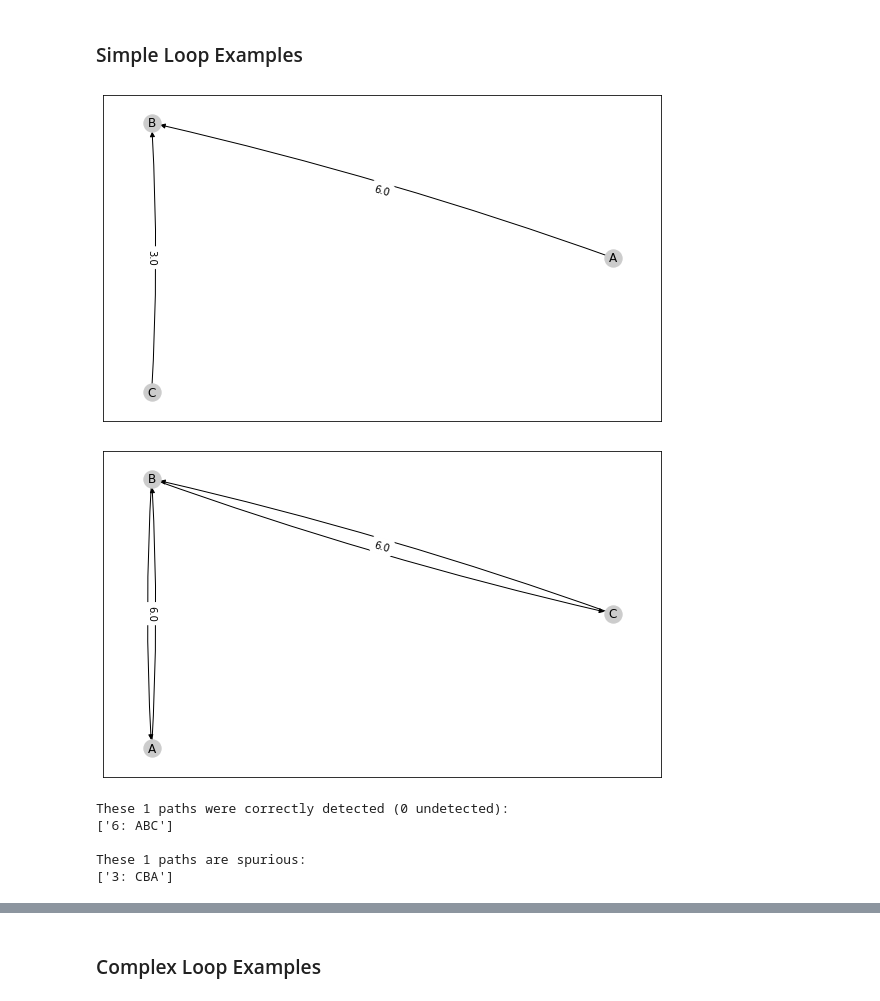
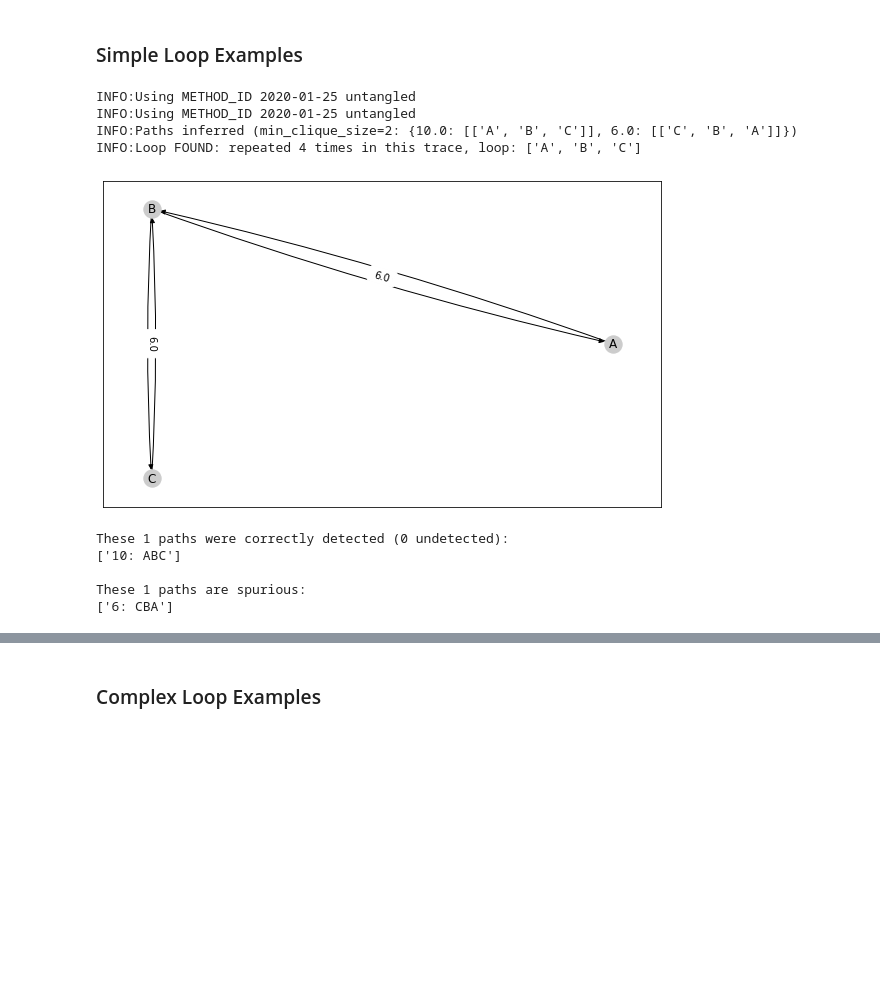
Before and after one commit to jpgil/logdelay, a Jupyter notebook: notebooks/2-structures/2020-01-25-Tests-forCliques.ipynb, the cells around one changed output, grey strips where cells are left out. Cells and saved outputs as stored; diff of their text form; code cells hidden in the pictures; blank space fills up the shorter version.

Commit message:
Loop functions seems to be working fine

```diff
--- a/notebooks/2-structures/2020-01-25-Tests-forCliques.ipynb
+++ b/notebooks/2-structures/2020-01-25-Tests-forCliques.ipynb
@@ -25,5 +55,7 @@ import matplotlib.pyplot as plt
 # %%
 def evaluate_against (T, expected_paths):
+    logger = logging.getLogger( sys._getframe().f_code.co_name )
+
     G, paths = False, False
 
     if   METHOD_ID=="2020-01-24 all pairs":
@@ -36,19 +68,46 @@ def evaluate_against (T, expected_paths):
 
     elif METHOD_ID=="2020-01-25 untangled":
 
-        succ_G = successorsGraph(  get_successor_by_freq(T, METHOD_ID="2020-01-25 untangled")  )
+        # Remove the loops in each trace, and
+        # also collect all successor pairs in a single variable.
 
-        # Step 1: Detect loops
-        paths = infer_paths( split_in_freqGraph(  succ_G  ) )
+        all_successors_combined = {}
 
-        G_aux = created_auxiliary_graph( paths )
-        G = minimally_connected(G_aux)
+        for trace in T[0:1]:
+            succ_f = get_successor_by_freq([trace], METHOD_ID=METHOD_ID)
+#             print(succ_f)
+            succ_G = successorsGraph( succ_f )
+
+            # Step 1: Detect loops based on raw paths
+            paths = infer_paths( split_in_freqGraph(  succ_G  ) )
+
+            remove_f_pats = {}
+            for f, paths_f in paths.items():
+
+                for p in paths_f:
+                    is_a_loop, L = find_loops_in_path(p, succ_G)
+
+                    if is_a_loop:
+                        logger.info("Loop FOUND: repeated %d times in this trace, loop: %s" % (L, p) )
+
+                        # Go backwards
+                        f_loop = L*(L-1)/2.0
+                        if f_loop not in succ_f.keys():
+                            raise ValueError("Hey!!! %d should be part of %s keys of succ_f !" % (f_loop, succ_f.keys()) )
+                        # Then remove the back edges
+                    else:
+                        logger.debug("Is %s a loop? %s" % (p, is_a_loop))
+
+
+
+#         G_aux = created_auxiliary_graph( paths )
+#         G = minimally_connected(G_aux)
 
 #         G_freq = split_in_freqGraph(G)
 #         for f, g1 in G_freq.items():
 #             graph(g1, with_weigths=True)
 
-        graph(G)
+#         graph(G)
 
 #         paths = { 1:[] }
 # #         for f, G1 in G_freq.items():
@@ -319,17 +378,20 @@ def split_in_freqGraph( successorsGraph ):
 ### Simple Loop Examples
 # %%
 T = [
-    list("ABCABCABC"),
+    list("ABCABCABCABC"),
 ]
 g, b = evaluate_against(T, ["ABC"] )
 # %% [output]
+INFO:Using METHOD_ID 2020-01-25 untangled
+INFO:Using METHOD_ID 2020-01-25 untangled
+INFO:Paths inferred (min_clique_size=2: {10.0: [['A', 'B', 'C']], 6.0: [['C', 'B', 'A']]})
+INFO:Loop FOUND: repeated 4 times in this trace, loop: ['A', 'B', 'C']
-[figure, old version]
+[figure, new version]
-[figure, removed]
-These 1 paths were correctly detected (0 undetected):
-['6: ABC']
-
-These 1 paths are spurious:
-['3: CBA']
+These 1 paths were correctly detected (0 undetected):
+['10: ABC']
+
+These 1 paths are spurious:
+['6: CBA']
 # %%
 T = [
     list("ABCDABCD"),
```
Also changed, not shown: parts of 20 cells of this notebook.
